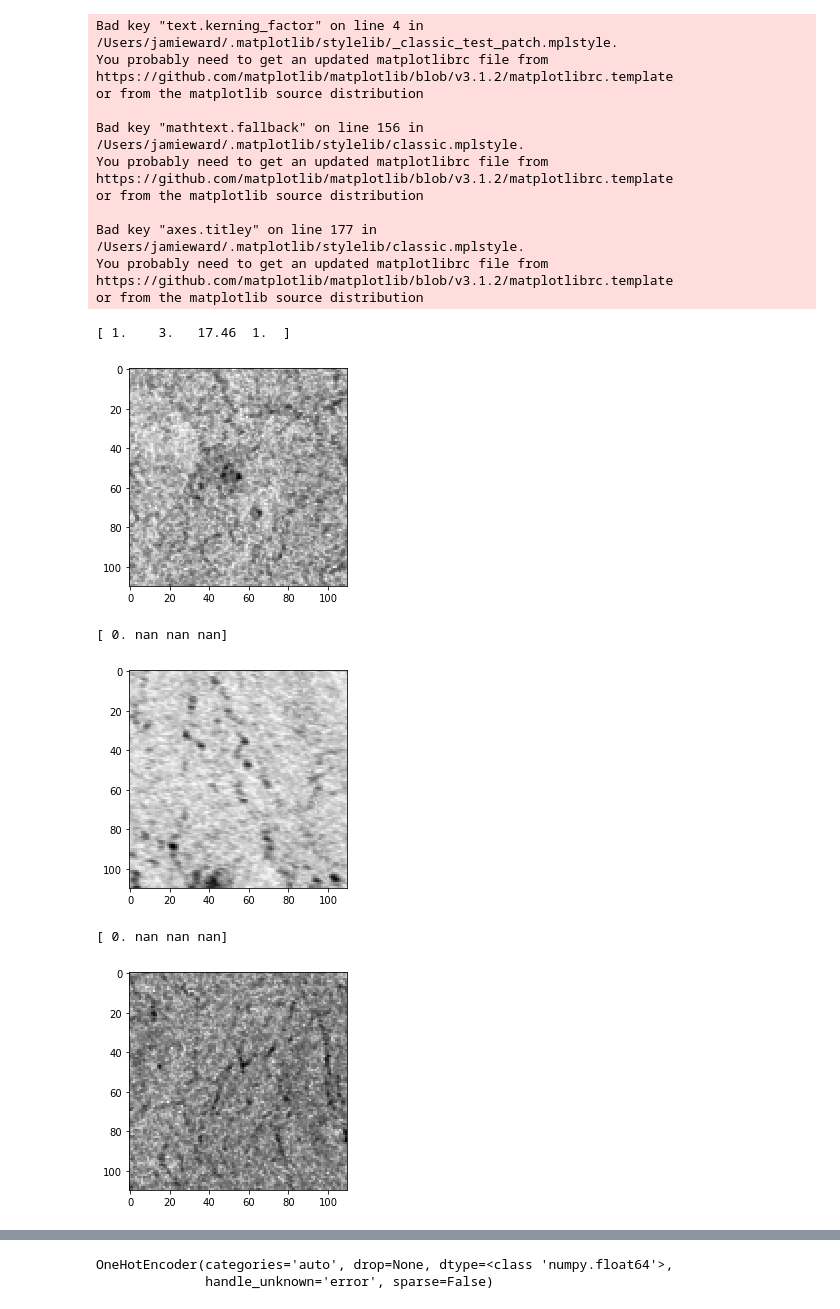
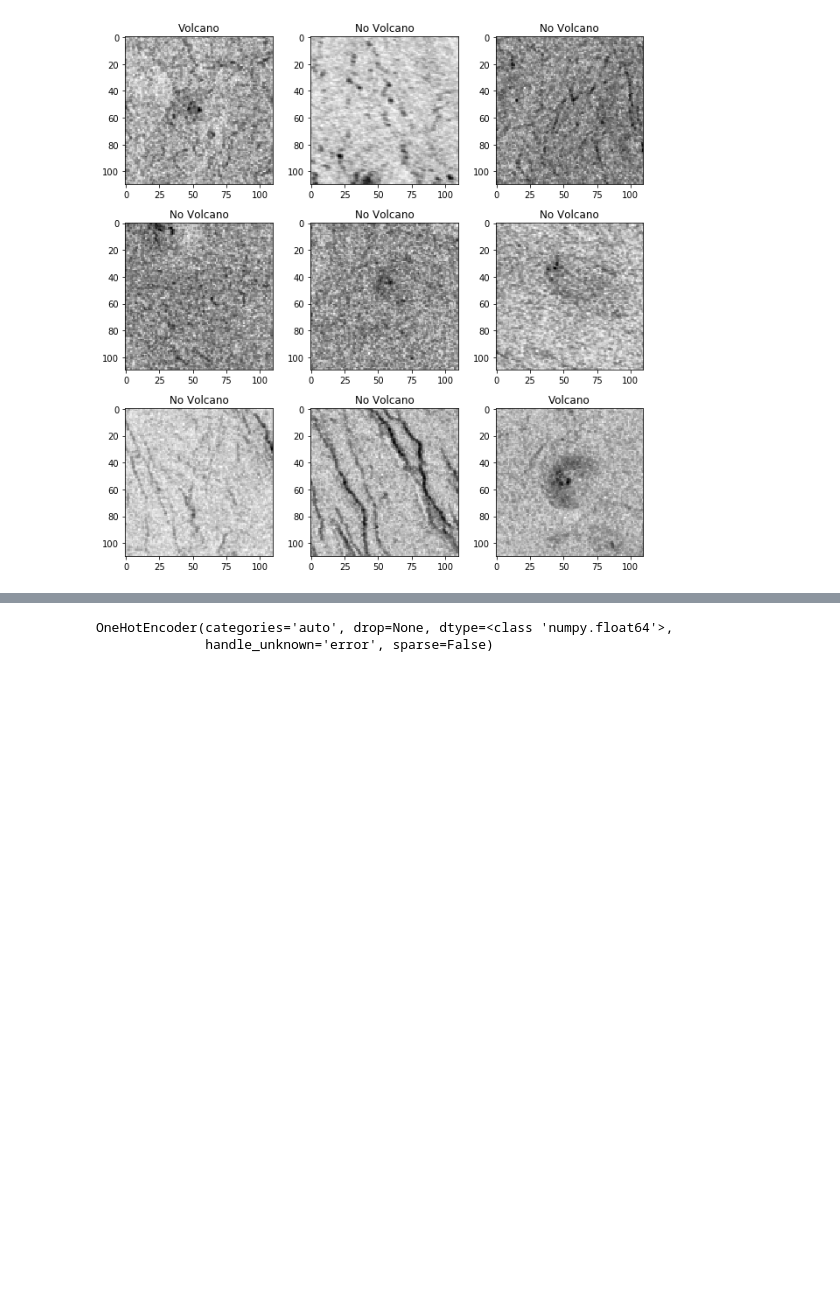
Before and after one commit to eejwa/Venus_Volcanoes, a Jupyter notebook: CNN_Venus_Volcanoes_SAR.ipynb, the cells around one changed output, grey strips where cells are left out. Cells and saved outputs as stored; diff of their text form; code cells hidden in the pictures; blank space fills up the shorter version.

Commit message:
changed plotting to be grid of images

```diff
--- a/CNN_Venus_Volcanoes_SAR.ipynb
+++ b/CNN_Venus_Volcanoes_SAR.ipynb
@@ -61,6 +81,22 @@ image_width = 110
 channels = 1
 # %%
 def remove_dodgy_images(array, number_constants):
+    """
+    Parameters
+    ----------
+    array : numpy 2D array of floats
+        Array of values describing the image.
+
+    number_constants : integer
+        The number of values in the image to determine if it
+        is corrupt.
+
+    Returns
+    -------
+    corrupt : bool
+        if True, the array is corrupt and needs to be removed.
+
+    """
 
     corrupt = False
 
@@ -123,37 +145,24 @@ corrupt_data_filt = train_data.iloc[corrupt_data_index]
 corrupt_labels_filt = train_labels.iloc[corrupt_data_index]
 # %%
 
-def show_images(data, labels, indexes):
-    for i in range(indexes):
+def show_images(data, labels, rows, columns):
+    n_images = rows * columns
+    fig, axs = plt.subplots(rows,columns, figsize=(9, 9))
+    axs = axs.flatten()
+    for i, ax in enumerate(axs):
         row = data.iloc[i]
         label = labels.iloc[i]
-        plt.imshow(np.array(row).reshape((110,110)), cmap='Greys')
-        print(np.array(label))
-        plt.show()
+        ax.imshow(np.array(row).reshape((110,110)), cmap='Greys')
+        volcano = label['Volcano?']
+        if volcano == 1.0:
+            title = 'Volcano'
+        else:
+            title = 'No Volcano'
+        ax.set_title(title)
+    plt.tight_layout()
+    plt.show()
+    return
 
-
-show_images(data=train_data_filt, labels=train_labels_filt, indexes=3)
+show_images(data=train_data_filt, labels=train_labels_filt, rows=3, columns=3)
 # %% [output]
-Bad key "text.kerning_factor" on line 4 in
-/Users/jamieward/.matplotlib/stylelib/_classic_test_patch.mplstyle.
-You probably need to get an updated matplotlibrc file from
-https://github.com/matplotlib/matplotlib/blob/v3.1.2/matplotlibrc.template
-or from the matplotlib source distribution
-
-Bad key "mathtext.fallback" on line 156 in
-/Users/jamieward/.matplotlib/stylelib/classic.mplstyle.
-You probably need to get an updated matplotlibrc file from
-https://github.com/matplotlib/matplotlib/blob/v3.1.2/matplotlibrc.template
-or from the matplotlib source distribution
-
-Bad key "axes.titley" on line 177 in
-/Users/jamieward/.matplotlib/stylelib/classic.mplstyle.
-You probably need to get an updated matplotlibrc file from
-https://github.com/matplotlib/matplotlib/blob/v3.1.2/matplotlibrc.template
-or from the matplotlib source distribution
-[ 1.    3.   17.46  1.  ]
-[figure, old version]
+[figure, new version]
-[ 0. nan nan nan]
-[figure, removed]
-[ 0. nan nan nan]
-[figure, removed]
```
Also changed, not shown: parts of 11 cells of this notebook.
